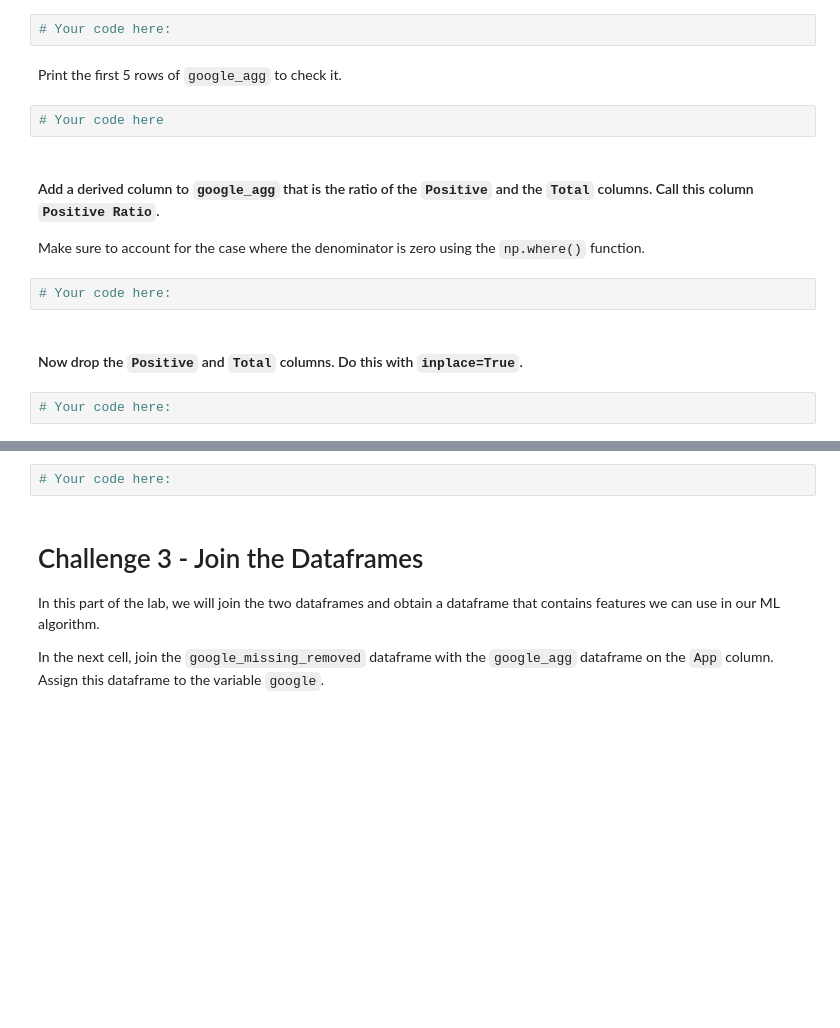
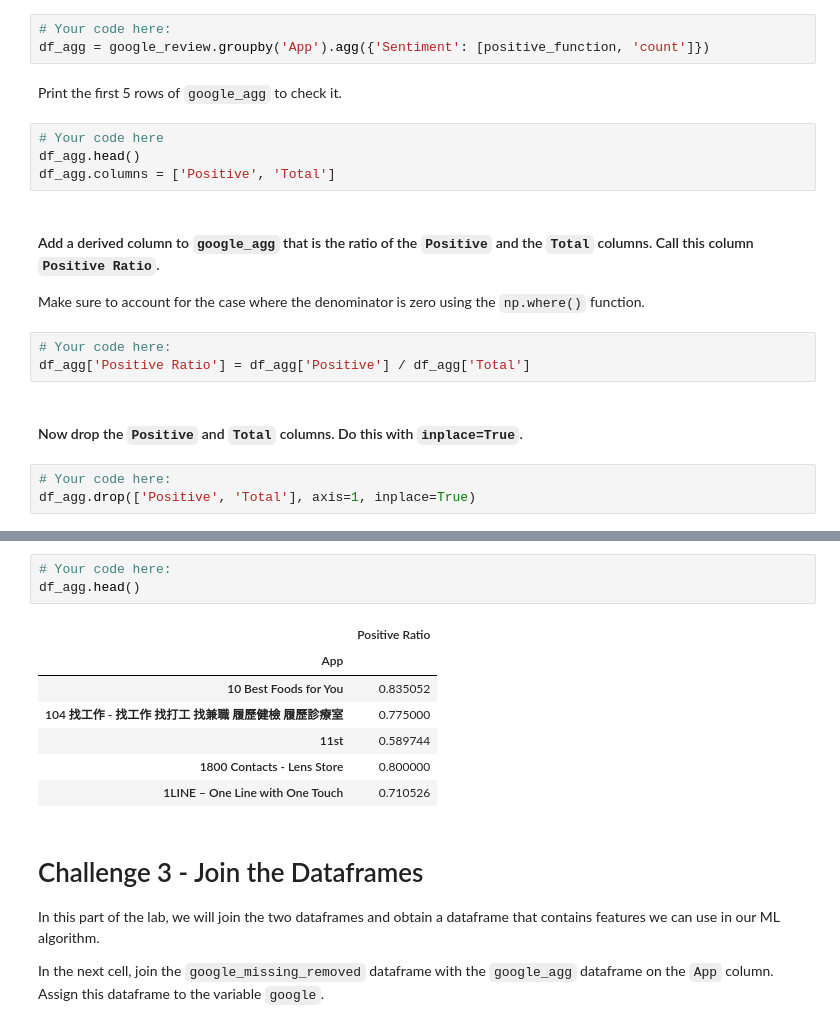
Before and after one commit to alejandrofrank/datamad0119, a Jupyter notebook: module-3/lab-supervised-learning-feature-extraction/your-code/main.ipynb, the cells around one changed output, grey strips where cells are left out. Drawn from its saved outputs; the diff is of its cells as text; blank space fills up the shorter version.

```diff
--- a/module-3/lab-supervised-learning-feature-extraction/your-code/main.ipynb
+++ b/module-3/lab-supervised-learning-feature-extraction/your-code/main.ipynb
@@ -474,26 +474,40 @@ When you obtain `google_agg`, check its values to make sure it has an `App` colu
 As of Pandas v0.23.4, you may opt to supply an array or an object to `agg()`. If you use the array param, you'll need to rename the columns so that their names are `Positive` and `Total`. Using the object param will allow you to create the aggregated columns with the desirable names without renaming them. However, you will probably encounter a warning indicating supplying an object to `agg()` will become outdated. It's up to you which way you will use. Try both ways out. Any way is fine as long as it works.
 # %%
 # Your code here:
+df_agg = google_review.groupby('App').agg({'Sentiment': [positive_function, 'count']})
 # %% [markdown]
 Print the first 5 rows of `google_agg` to check it.
 # %%
 # Your code here
+df_agg.head()
+df_agg.columns = ['Positive', 'Total']
 # %% [markdown]
 #### Add a derived column to `google_agg` that is the ratio of the `Positive` and the `Total` columns. Call this column `Positive Ratio`.
 
 Make sure to account for the case where the denominator is zero using the `np.where()` function.
 # %%
 # Your code here:
+df_agg['Positive Ratio'] = df_agg['Positive'] / df_agg['Total']
 # %% [markdown]
 #### Now drop the `Positive` and `Total` columns. Do this with `inplace=True`.
 # %%
 # Your code here:
+df_agg.drop(['Positive', 'Total'], axis=1, inplace=True)
 # %% [markdown]
 Print the first 5 rows of `google_agg`. Your output should look like:
 
 ![Positive Reviews Agg](positive-review-ratio.png)
 # %%
 # Your code here:
+df_agg.head()
+# %% [output]
+|  | Positive Ratio |
+| App |  |
+| 10 Best Foods for You | 0.835052 |
+| 104 找工作 - 找工作 找打工 找兼職 履歷健檢 履歷診療室 | 0.775000 |
+| 11st | 0.589744 |
+| 1800 Contacts - Lens Store | 0.800000 |
+| 1LINE – One Line with One Touch | 0.710526 |
 # %% [markdown]
 # Challenge 3 - Join the Dataframes
 
```
Also changed, not shown: parts of 3 cells of this notebook.
